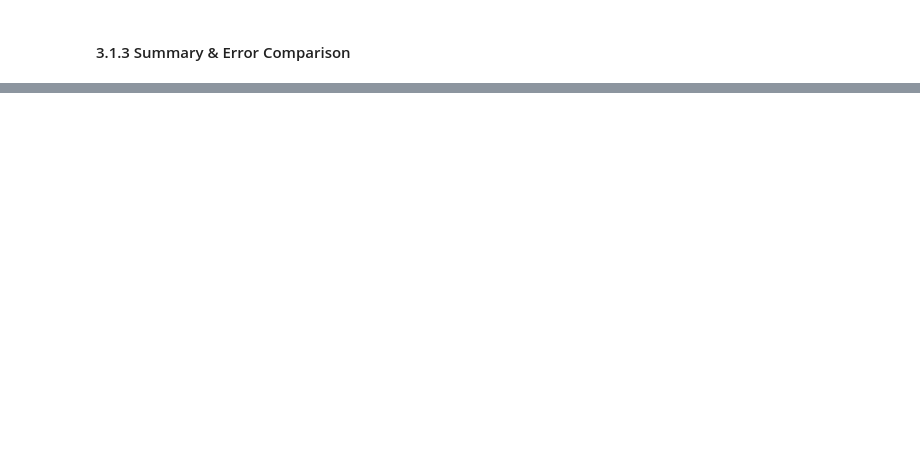
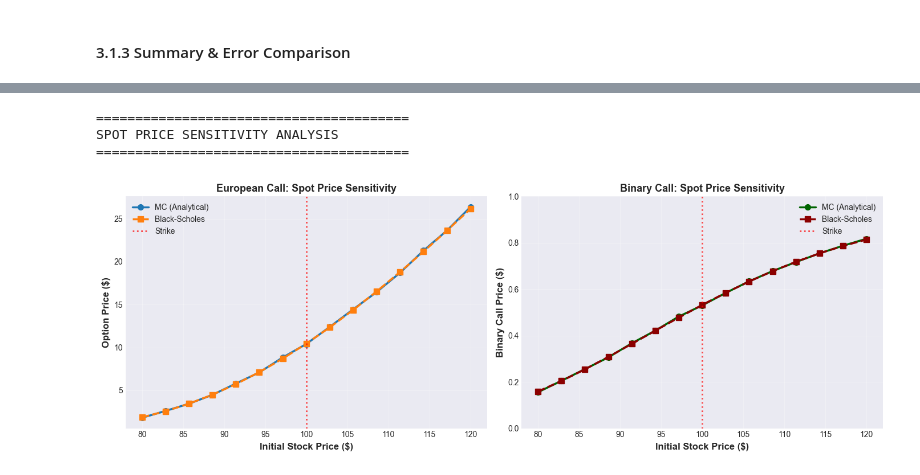
Before and after one commit to Ailurus-Feline/portfolio, a Jupyter notebook: quant/CQF/exam2/report.ipynb, the cells around one changed output, grey strips where cells are left out. Saved outputs shown, nothing was run; the diff lists cells and outputs as text; code cells hidden in the pictures; blank space fills up the shorter version.

```diff
--- a/quant/CQF/exam2/report.ipynb
+++ b/quant/CQF/exam2/report.ipynb
@@ -690,0 +851,70 @@ From the log-log plot, all 3 schemes show a broadly decreasing error trend as si
+# %%
+# Sensitivity analysis: Spot price
+S0_range = np.linspace(80, 120, 15)
+n_sims_sens = 50_000
+n_steps_sens = 100
+
+print("=" * 40)
+print("SPOT PRICE SENSITIVITY ANALYSIS")
+print("=" * 40)
+
+eu_prices_S0 = []
+bin_prices_S0 = []
+bs_eu_prices_S0 = []
+bs_bin_prices_S0 = []
+
+for _, S0_test in enumerate(S0_range, 1):
+    # Analytical solution
+    S = GBM_solution(S0_test, base_params["r"], base_params["sigma"],
+                           base_params["T"], n_sims_sens)
+
+    # European call option
+    payoff_eu = european_call_payoff(S, base_params["E"])
+    price_eu, _ = monte_carlo_price(payoff_eu, discount_factor)
+    eu_prices_S0.append(price_eu)
+
+    # Binary call option
+    payoff_bin = binary_call_payoff(S, base_params["E"])
+    price_bin, _ = monte_carlo_price(payoff_bin, discount_factor)
+    bin_prices_S0.append(price_bin)
+
+    # Black-Scholes benchmark
+    price_bs = black_scholes_european_call(S0_test, base_params["E"], base_params["T"],
+                                          base_params["r"], base_params["sigma"])
+    price_bs_bin = black_scholes_binary_call(S0_test, base_params["E"], base_params["T"],
+                                            base_params["r"], base_params["sigma"])
+
+    bs_eu_prices_S0.append(price_bs)
+    bs_bin_prices_S0.append(price_bs_bin)
+
+# Plot spot price sensitivity
+fig, (ax1, ax2) = plt.subplots(1, 2, figsize=FIGSIZE)
+
+# European call sensitivity
+ax1.plot(S0_range, eu_prices_S0, "o-", label="MC (Analytical)", linewidth=2.5, markersize=7)
+ax1.plot(S0_range, bs_eu_prices_S0, "s--", label="Black-Scholes", linewidth=2.5, markersize=7)
+ax1.axvline(base_params["E"], color="red", linestyle=":", alpha=0.7, linewidth=2, label="Strike")
+ax1.set_xlabel("Initial Stock Price ($)", fontsize=12, fontweight="bold")
+ax1.set_ylabel("Option Price ($)", fontsize=12, fontweight="bold")
+ax1.set_title("European Call: Spot Price Sensitivity", fontsize=13, fontweight="bold")
+ax1.legend(fontsize=10)
+ax1.grid(True, alpha=0.3)
+
+# Binary call sensitivity
+ax2.plot(S0_range, bin_prices_S0, "o-", label="MC (Analytical)", linewidth=2.5, markersize=7, color="darkgreen")
+ax2.plot(S0_range, bs_bin_prices_S0, "s--", label="Black-Scholes", linewidth=2.5, markersize=7, color="darkred")
+ax2.axvline(base_params["E"], color="red", linestyle=":", alpha=0.7, linewidth=2, label="Strike")
+ax2.set_xlabel("Initial Stock Price ($)", fontsize=12, fontweight="bold")
+ax2.set_ylabel("Binary Call Price ($)", fontsize=12, fontweight="bold")
+ax2.set_title("Binary Call: Spot Price Sensitivity", fontsize=13, fontweight="bold")
+ax2.legend(fontsize=10)
+ax2.grid(True, alpha=0.3)
+ax2.set_ylim([0, 1])
+
+plt.tight_layout()
+plt.show()
+# %% [output]
+========================================
+SPOT PRICE SENSITIVITY ANALYSIS
+========================================
+[figure, added]
```
Also changed, not shown: parts of 30 cells of this notebook.
